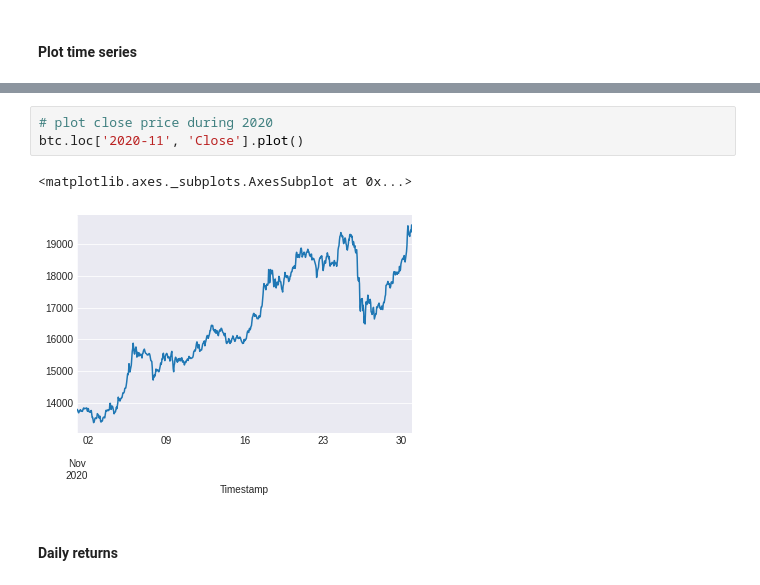
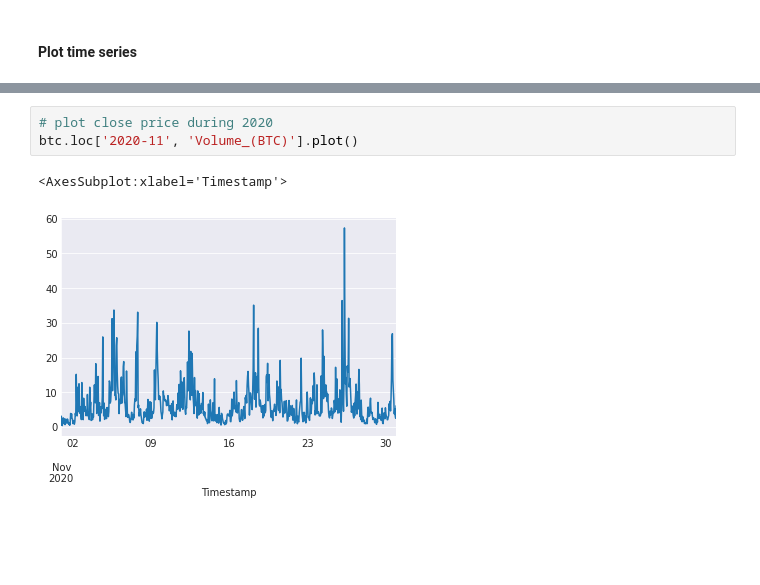
Before and after one commit to borjagomez/TF-TADBicoin, a Jupyter notebook: notebooks/bitcoin.ipynb, the cells around one changed output, grey strips where cells are left out. Cells and saved outputs as stored; diff of their text form; blank space fills up the shorter version.

```diff
--- a/notebooks/bitcoin.ipynb
+++ b/notebooks/bitcoin.ipynb
@@ -88,8 +96,6 @@ array([<matplotlib.axes._subplots.AxesSubplot object at 0x...>,
 # %%
 # plot close price during 2020
-btc.loc['2020-11', 'Close'].plot()
+btc.loc['2020-11', 'Volume_(BTC)'].plot()
 # %% [output]
-<matplotlib.axes._subplots.AxesSubplot at 0x...>
+<AxesSubplot:xlabel='Timestamp'>
-[figure, old version]
+[figure, new version]
-# %% [markdown]
-#### Daily returns
```
Also changed, not shown: parts of 15 cells of this notebook.
